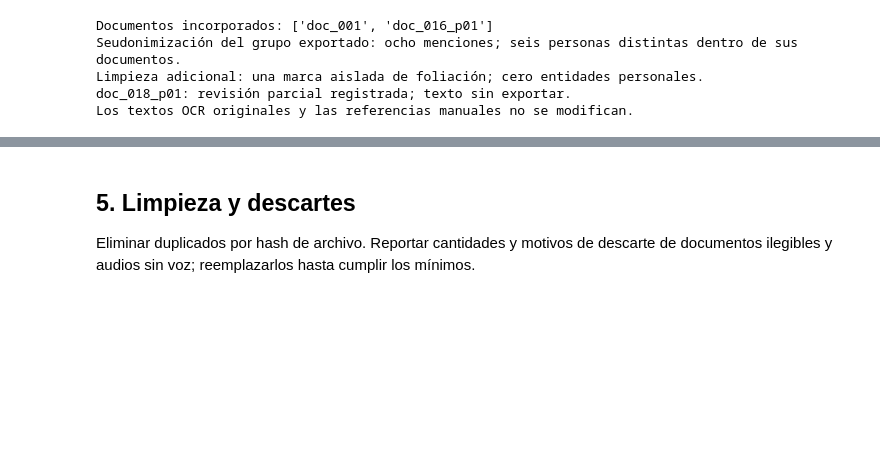
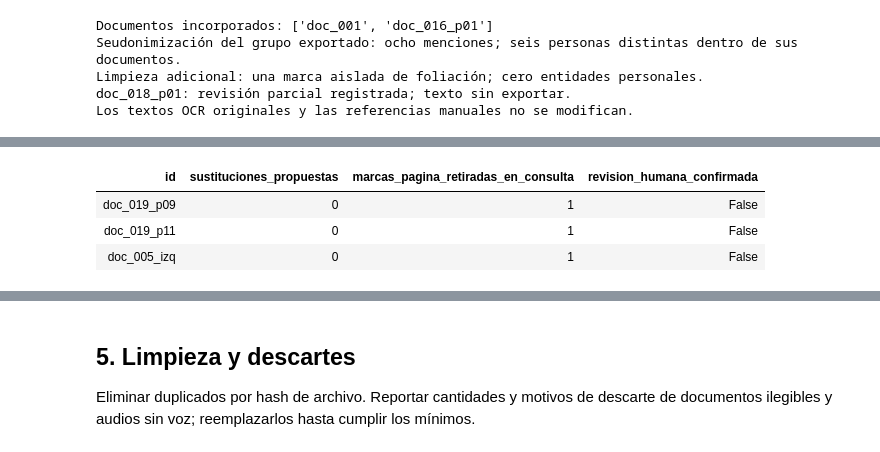
Before and after one commit to bocchienjoyer/python_intermedio, a Jupyter notebook: tarea_2/01_extraccion.ipynb, the cells around one changed output, grey strips where cells are left out. Cells and saved outputs as stored; diff of their text form; code cells hidden in the pictures; blank space fills up the shorter version.

Commit message:
privacidad: confirmar membrete y preparar revision de textos normativos

```diff
--- a/tarea_2/01_extraccion.ipynb
+++ b/tarea_2/01_extraccion.ipynb
@@ -2853,0 +2909,91 @@ Los textos OCR originales y las referencias manuales no se modifican.
+# %%
+# Cribado de formatos y propuestas sin sustituciones; revisión humana aún sin confirmar.
+from pathlib import Path
+from datetime import datetime, timedelta, timezone
+import json
+import re
+import hashlib
+import pandas as pd
+from IPython.display import display, HTML
+
+RAIZ = Path.cwd() if (Path.cwd() / "datos").is_dir() else Path.cwd() / "tarea_2"
+PLAN_NORMATIVOS = {
+    "doc_019_p09": {"posicion": "prefijo", "marca": "5\n"},
+    "doc_019_p11": {"posicion": "prefijo", "marca": "7\n"},
+    "doc_005_izq": {"posicion": "sufijo", "marca": "11\n"}
+}
+PATRONES_FORMATO = {
+    "DNI": r"(?i)\bDNI\s*[:.\-]?\s*\d{8}\b",
+    "EMAIL": r"[\w.+\-]+@[\w.\-]+\.[A-Za-z]{2,}",
+    "TELEFONO": r"(?i)\b(?:tel[eé]fono|celular|tel\.)\s*[:.\-]?\s*\+?[\d ()\-]{7,20}\d"
+}
+sha = lambda p: hashlib.sha256(p.read_bytes()).hexdigest()
+resumen = json.loads((RAIZ / "datos/raw/documentos/ocr_base/resumen.json").read_text(encoding="utf-8"))
+por_id = {f["id"]: f for f in resumen}
+resumen_normativos = []
+for id_documento, limpieza_plan in PLAN_NORMATIVOS.items():
+    carpeta_ocr = RAIZ / por_id[id_documento]["carpeta_ocr"]
+    ruta_original = carpeta_ocr / "texto.txt"
+    meta = json.loads((carpeta_ocr / "metadatos.json").read_text(encoding="utf-8"))
+    hash_imagen = sha(RAIZ / meta["archivo"])
+    assert hash_imagen == por_id[id_documento]["sha256_imagen"]
+    texto = ruta_original.read_text(encoding="utf-8")
+    alertas = {tipo: len(list(re.finditer(patron, texto))) for tipo, patron in PATRONES_FORMATO.items()}
+    assert not any(alertas.values()), "Inspeccionar la alerta antes de preparar la propuesta."
+    carpeta = RAIZ / "datos/raw/documentos/seudonimizacion" / id_documento
+    carpeta.mkdir(parents=True, exist_ok=True)
+    ruta_propuesta = carpeta / "propuesta.txt"
+    # Sin datos personales señalados en la inspección asistida; cero sustituciones propuestas.
+    ruta_propuesta.write_text(texto, encoding="utf-8")
+    assert sha(ruta_original) == sha(ruta_propuesta)
+    marca = limpieza_plan["marca"]
+    if limpieza_plan["posicion"] == "prefijo":
+        assert texto.startswith(marca)
+        consulta = texto[len(marca):]
+    else:
+        assert texto.endswith(marca)
+        consulta = texto[:-len(marca)]
+    ruta_consulta = carpeta / "consulta.txt"
+    ruta_consulta.write_text(consulta, encoding="utf-8")
+    limpieza = {"id": id_documento, "sha256_entrada": sha(ruta_propuesta),
+                "sha256_salida": sha(ruta_consulta), "operacion": limpieza_plan["posicion"],
+                "fragmento_retirado": marca, "motivo": "numeración de página aislada",
+                "inspeccion_asistida_imagen": True, "revision_humana_confirmada": False,
+                "entidades_personales_reemplazadas": 0}
+    ruta_revision = carpeta / "revision_humana.json"
+    if ruta_revision.exists():
+        revision = json.loads(ruta_revision.read_text(encoding="utf-8"))
+        assert revision["sha256_texto_original"] == sha(ruta_original)
+        assert revision["sha256_propuesta"] == sha(ruta_propuesta)
+        assert revision["sha256_consulta"] == sha(ruta_consulta)
+        assert revision["sha256_imagen"] == hash_imagen
+    else:
+        revision = {"id": id_documento, "sha256_texto_original": sha(ruta_original),
+                    "sha256_propuesta": sha(ruta_propuesta), "sha256_consulta": sha(ruta_consulta),
+                    "sha256_imagen": hash_imagen, "revision_humana_confirmada": False,
+                    "fecha_confirmacion": None, "observaciones_humanas": None}
+        ruta_revision.write_text(json.dumps(revision, ensure_ascii=False, indent=2) + "\n", encoding="utf-8")
+    limpieza["revision_humana_confirmada"] = revision["revision_humana_confirmada"]
+    (carpeta / "limpieza_privada.json").write_text(
+        json.dumps(limpieza, ensure_ascii=False, indent=2) + "\n", encoding="utf-8")
+    auditoria = {"id": id_documento, "metodo": "cribado_formato_e_inspeccion_asistida",
+                 "fecha": datetime.now(timezone(timedelta(hours=-5))).isoformat(timespec="seconds"),
+                 "sha256_texto_original": sha(ruta_original), "sha256_propuesta": sha(ruta_propuesta),
+                 "sha256_consulta": sha(ruta_consulta), "sha256_imagen": hash_imagen,
+                 "alertas_de_formato": alertas, "sustituciones": [],
+                 "ocurrencias_por_categoria": {}, "inspeccion_asistida": True,
+                 "revision_humana_confirmada": revision["revision_humana_confirmada"]}
+    (carpeta / "auditoria_privada.json").write_text(
+        json.dumps(auditoria, ensure_ascii=False, indent=2) + "\n", encoding="utf-8")
+    resumen_normativos.append({"id": id_documento, "sustituciones_propuestas": 0,
+                               "marcas_pagina_retiradas_en_consulta": 1,
+                               "revision_humana_confirmada": revision["revision_humana_confirmada"]})
+display(HTML(pd.DataFrame(resumen_normativos).to_html(index=False)))
+print("Tres propuestas privadas; cero sustituciones de datos personales propuestas.")
+print("Limpieza separada: tres marcas de página. Números del contenido conservados.")
+print("CSV sin modificar en esta preparación; la revisión humana no se infiere del cribado.")
+# %% [output]
+| id | sustituciones_propuestas | marcas_pagina_retiradas_en_consulta | revision_humana_confirmada |
+| doc_019_p09 | 0 | 1 | False |
+| doc_019_p11 | 0 | 1 | False |
+| doc_005_izq | 0 | 1 | False |
```
Also changed, not shown: parts of 4 cells of this notebook, 2 other files.
